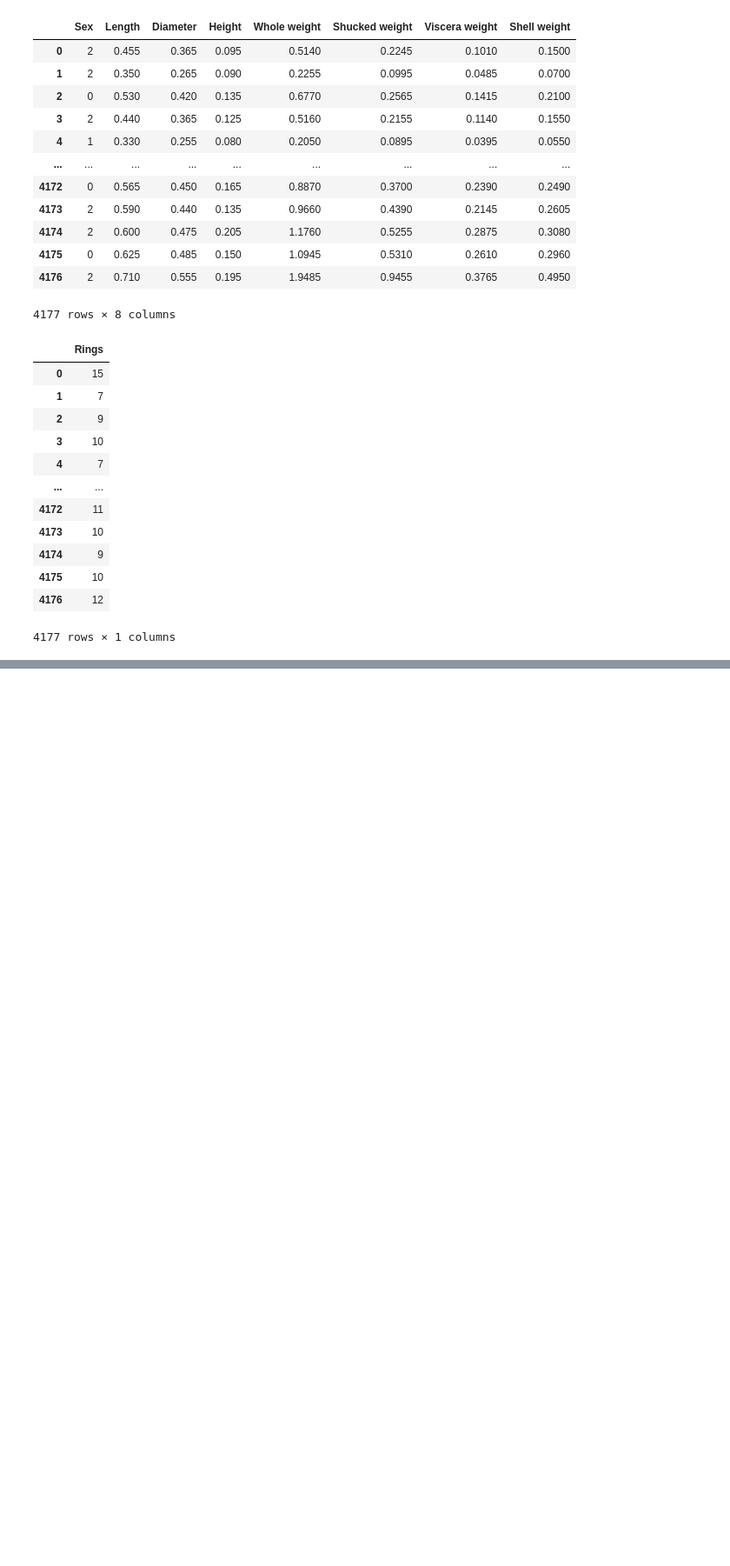
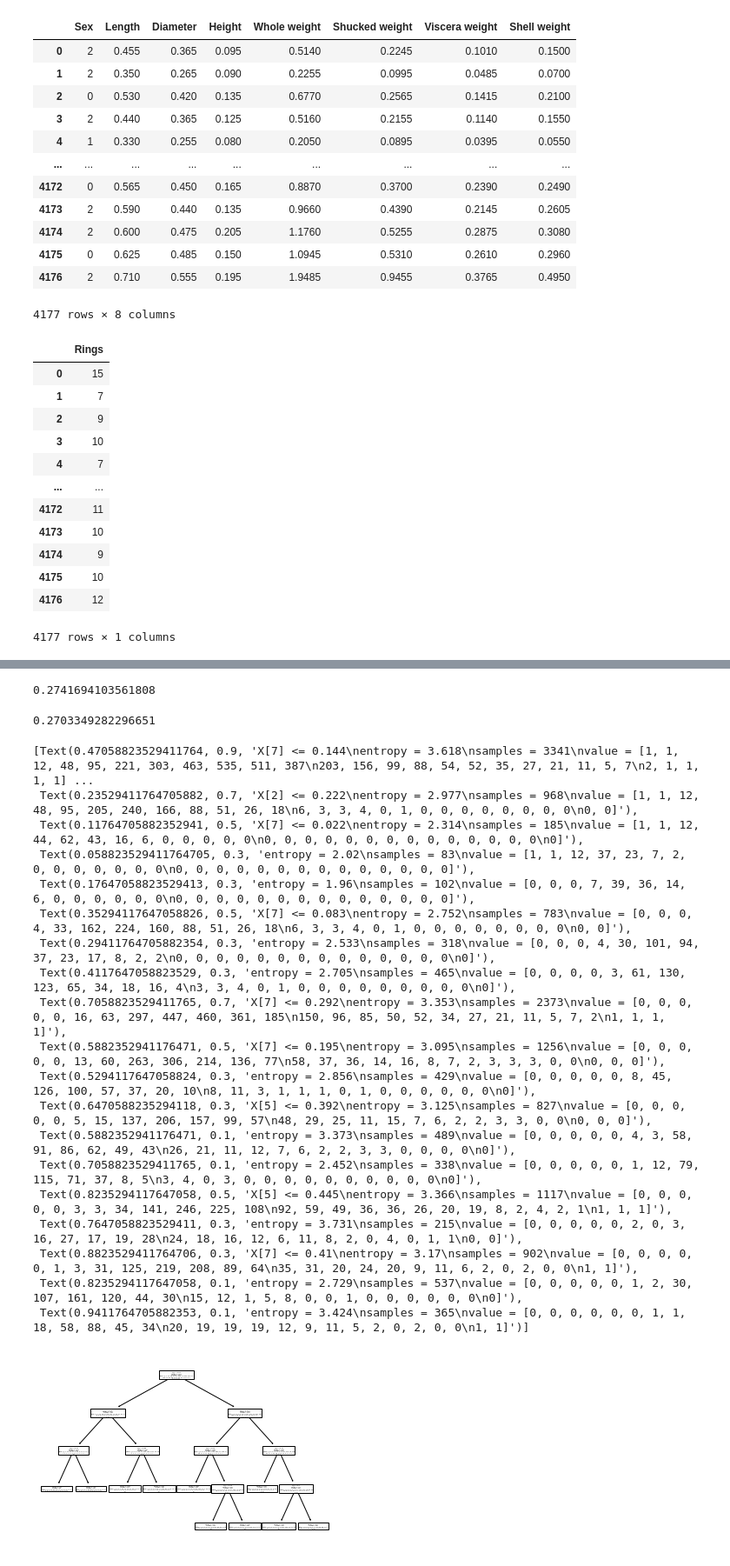
Before and after one commit to fredhsu777/hw1_M11112075, a Jupyter notebook: 資料探勘作業一-鮑魚年齡預測.ipynb, the cells around one changed output, grey strips where cells are left out. Shown at 87% size. Saved outputs shown, nothing was run; the diff lists cells and outputs as text; code cells hidden in the pictures; blank space fills up the shorter version.

```diff
--- a/資料探勘作業一-鮑魚年齡預測.ipynb
+++ b/資料探勘作業一-鮑魚年齡預測.ipynb
@@ -107,0 +158,6 @@ array([11,  9, 10,  8,  7,  9,  8, 10,  7,  9,  9,  9, 10,  8, 12,  6,  8,
+# %%
+b = tree.DecisionTreeClassifier(criterion='entropy',ccp_alpha=0.012,max_depth=5,max_leaf_nodes=10)
+b = b.fit(x_train, y_train)
+
+bpredict_value = b.predict(x_test)
+bpredict_value
@@ -107,0 +182,31 @@ array([11,  9, 10,  8,  7,  9,  8, 10,  7,  9,  9,  9, 10,  8, 12,  6,  8,
+# %%
+b.score(x_train,y_train)
+# %% [output]
+0.2741694103561808
+# %%
+b.score(x_test,y_test)
+# %% [output]
+0.2703349282296651
+# %%
+tree.plot_tree(b)
+# %% [output]
+[Text(0.47058823529411764, 0.9, 'X[7] <= 0.144\nentropy = 3.618\nsamples = 3341\nvalue = [1, 1, 12, 48, 95, 221, 303, 463, 535, 511, 387\n203, 156, 99, 88, 54, 52, 35, 27, 21, 11, 5, 7\n2, 1, 1, 1, 1] ...
+ Text(0.23529411764705882, 0.7, 'X[2] <= 0.222\nentropy = 2.977\nsamples = 968\nvalue = [1, 1, 12, 48, 95, 205, 240, 166, 88, 51, 26, 18\n6, 3, 3, 4, 0, 1, 0, 0, 0, 0, 0, 0, 0, 0\n0, 0]'),
+ Text(0.11764705882352941, 0.5, 'X[7] <= 0.022\nentropy = 2.314\nsamples = 185\nvalue = [1, 1, 12, 44, 62, 43, 16, 6, 0, 0, 0, 0, 0\n0, 0, 0, 0, 0, 0, 0, 0, 0, 0, 0, 0, 0, 0\n0]'),
+ Text(0.058823529411764705, 0.3, 'entropy = 2.02\nsamples = 83\nvalue = [1, 1, 12, 37, 23, 7, 2, 0, 0, 0, 0, 0, 0, 0\n0, 0, 0, 0, 0, 0, 0, 0, 0, 0, 0, 0, 0, 0]'),
+ Text(0.17647058823529413, 0.3, 'entropy = 1.96\nsamples = 102\nvalue = [0, 0, 0, 7, 39, 36, 14, 6, 0, 0, 0, 0, 0, 0\n0, 0, 0, 0, 0, 0, 0, 0, 0, 0, 0, 0, 0, 0]'),
+ Text(0.35294117647058826, 0.5, 'X[7] <= 0.083\nentropy = 2.752\nsamples = 783\nvalue = [0, 0, 0, 4, 33, 162, 224, 160, 88, 51, 26, 18\n6, 3, 3, 4, 0, 1, 0, 0, 0, 0, 0, 0, 0, 0\n0, 0]'),
+ Text(0.29411764705882354, 0.3, 'entropy = 2.533\nsamples = 318\nvalue = [0, 0, 0, 4, 30, 101, 94, 37, 23, 17, 8, 2, 2\n0, 0, 0, 0, 0, 0, 0, 0, 0, 0, 0, 0, 0, 0\n0]'),
+ Text(0.4117647058823529, 0.3, 'entropy = 2.705\nsamples = 465\nvalue = [0, 0, 0, 0, 3, 61, 130, 123, 65, 34, 18, 16, 4\n3, 3, 4, 0, 1, 0, 0, 0, 0, 0, 0, 0, 0, 0\n0]'),
+ Text(0.7058823529411765, 0.7, 'X[7] <= 0.292\nentropy = 3.353\nsamples = 2373\nvalue = [0, 0, 0, 0, 0, 16, 63, 297, 447, 460, 361, 185\n150, 96, 85, 50, 52, 34, 27, 21, 11, 5, 7, 2\n1, 1, 1, 1]'),
+ Text(0.5882352941176471, 0.5, 'X[7] <= 0.195\nentropy = 3.095\nsamples = 1256\nvalue = [0, 0, 0, 0, 0, 13, 60, 263, 306, 214, 136, 77\n58, 37, 36, 14, 16, 8, 7, 2, 3, 3, 3, 0, 0\n0, 0, 0]'),
+ Text(0.5294117647058824, 0.3, 'entropy = 2.856\nsamples = 429\nvalue = [0, 0, 0, 0, 0, 8, 45, 126, 100, 57, 37, 20, 10\n8, 11, 3, 1, 1, 1, 0, 1, 0, 0, 0, 0, 0, 0\n0]'),
+ Text(0.6470588235294118, 0.3, 'X[5] <= 0.392\nentropy = 3.125\nsamples = 827\nvalue = [0, 0, 0, 0, 0, 5, 15, 137, 206, 157, 99, 57\n48, 29, 25, 11, 15, 7, 6, 2, 2, 3, 3, 0, 0\n0, 0, 0]'),
+ Text(0.5882352941176471, 0.1, 'entropy = 3.373\nsamples = 489\nvalue = [0, 0, 0, 0, 0, 4, 3, 58, 91, 86, 62, 49, 43\n26, 21, 11, 12, 7, 6, 2, 2, 3, 3, 0, 0, 0, 0\n0]'),
+ Text(0.7058823529411765, 0.1, 'entropy = 2.452\nsamples = 338\nvalue = [0, 0, 0, 0, 0, 1, 12, 79, 115, 71, 37, 8, 5\n3, 4, 0, 3, 0, 0, 0, 0, 0, 0, 0, 0, 0, 0\n0]'),
+ Text(0.8235294117647058, 0.5, 'X[5] <= 0.445\nentropy = 3.366\nsamples = 1117\nvalue = [0, 0, 0, 0, 0, 3, 3, 34, 141, 246, 225, 108\n92, 59, 49, 36, 36, 26, 20, 19, 8, 2, 4, 2, 1\n1, 1, 1]'),
+ Text(0.7647058823529411, 0.3, 'entropy = 3.731\nsamples = 215\nvalue = [0, 0, 0, 0, 0, 2, 0, 3, 16, 27, 17, 19, 28\n24, 18, 16, 12, 6, 11, 8, 2, 0, 4, 0, 1, 1\n0, 0]'),
+ Text(0.8823529411764706, 0.3, 'X[7] <= 0.41\nentropy = 3.17\nsamples = 902\nvalue = [0, 0, 0, 0, 0, 1, 3, 31, 125, 219, 208, 89, 64\n35, 31, 20, 24, 20, 9, 11, 6, 2, 0, 2, 0, 0\n1, 1]'),
+ Text(0.8235294117647058, 0.1, 'entropy = 2.729\nsamples = 537\nvalue = [0, 0, 0, 0, 0, 1, 2, 30, 107, 161, 120, 44, 30\n15, 12, 1, 5, 8, 0, 0, 1, 0, 0, 0, 0, 0, 0\n0]'),
+ Text(0.9411764705882353, 0.1, 'entropy = 3.424\nsamples = 365\nvalue = [0, 0, 0, 0, 0, 0, 1, 1, 18, 58, 88, 45, 34\n20, 19, 19, 19, 12, 9, 11, 5, 2, 0, 2, 0, 0\n1, 1]')]
+[figure, added]
```
Also changed, not shown: parts of 18 cells of this notebook, 3 other files.
